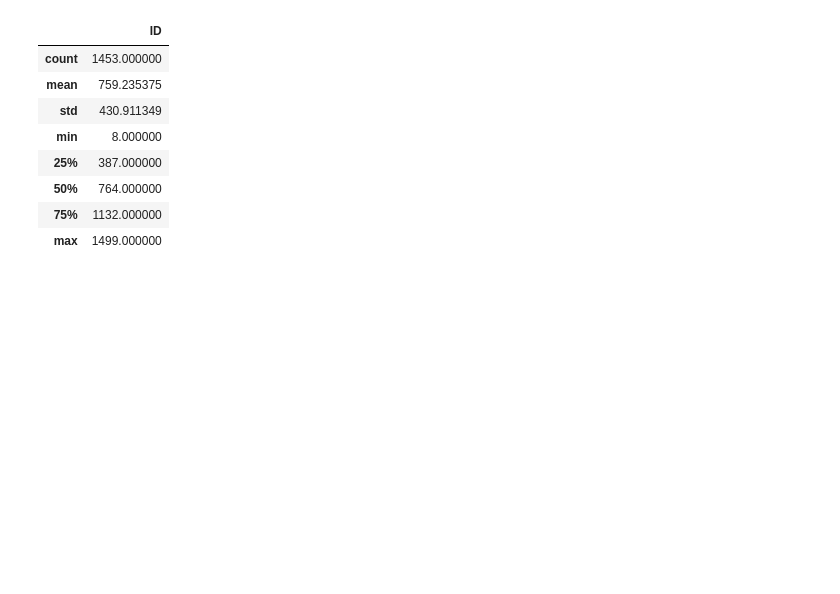
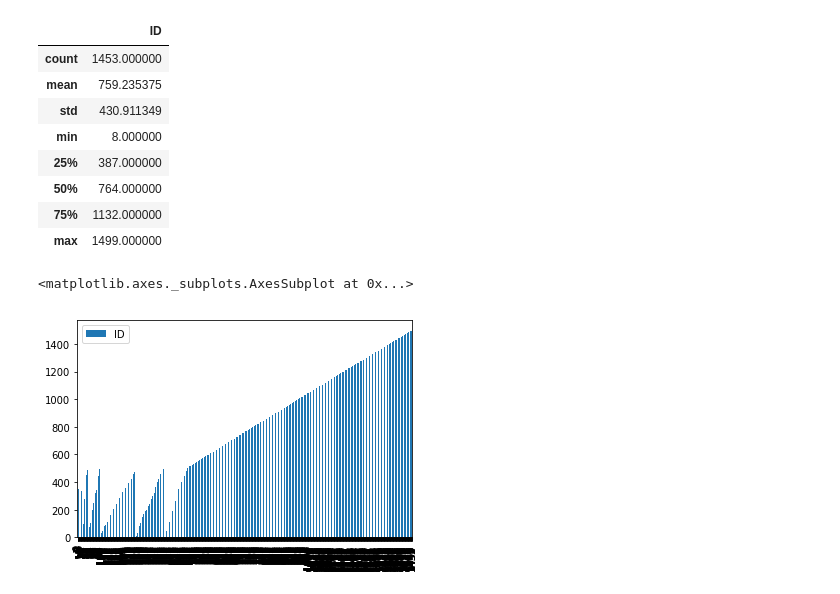
Before and after one commit to BriantOliveira/DS-1-Data-Analysis, a Jupyter notebook: make_school_data.ipynb, the cells around one changed output. Cells and saved outputs as stored; diff of their text form; code cells hidden in the pictures; blank space fills up the shorter version.

```diff
--- a/make_school_data.ipynb
+++ b/make_school_data.ipynb
@@ -15,6 +31,6 @@ pd.read_csv
 # %%
-path = '../2017/Student Feedback Surveys-Superview.csv'
-df = pd.read_csv(path)
+MakeSchool_2017 = 'datasets/makeschool_data/2017/Student Feedback Surveys-Superview.csv'
+df = pd.read_csv(MakeSchool_2017)
 df
 # %% [output]
 |  | ID | Location | Track | Week | Rating (Num) | Schedule Pacing |
@@ -47,3 +63,8 @@ df.describe()
 | 50% | 764.000000 |
 | 75% | 1132.000000 |
 | max | 1499.000000 |
+# %%
+df.plot.bar()
+# %% [output]
+<matplotlib.axes._subplots.AxesSubplot at 0x...>
+[figure, added]
```
Also changed, not shown: parts of 16 cells of this notebook, 4 other files.
